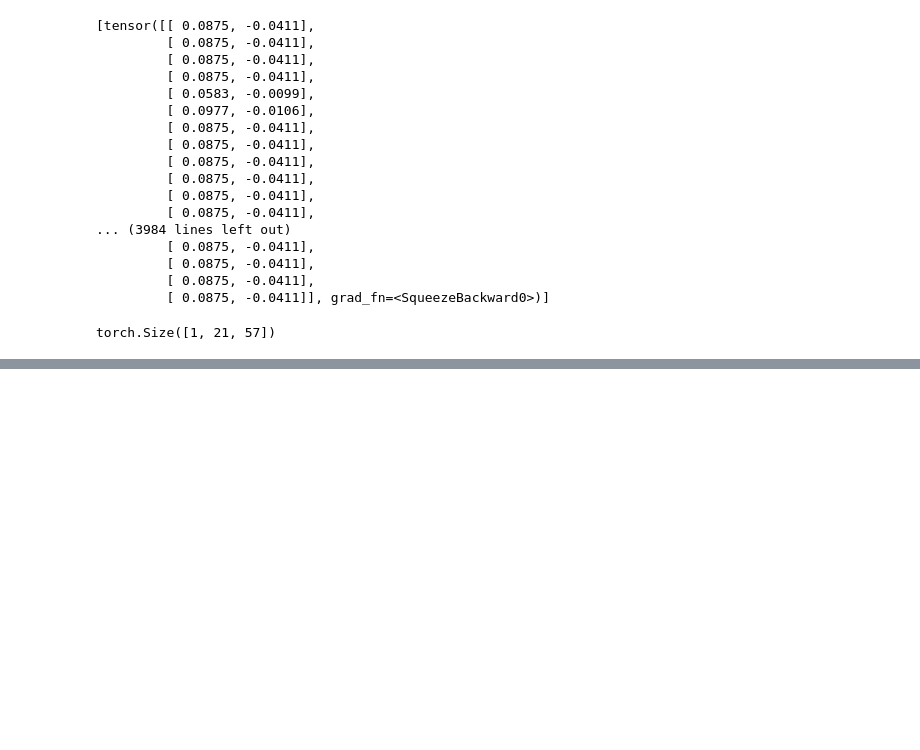
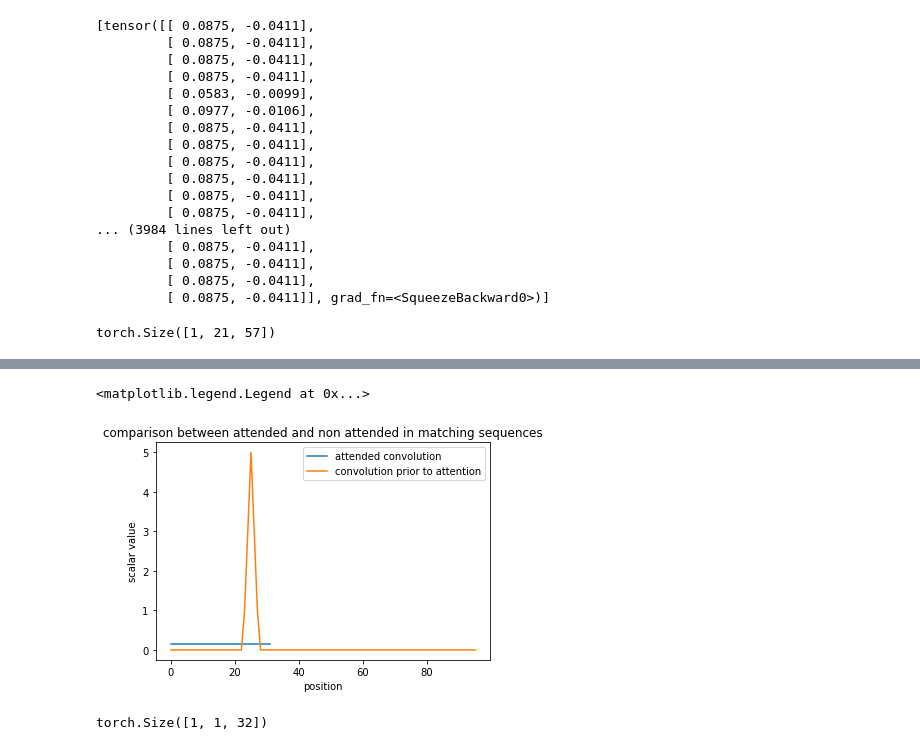
Before and after one commit to suzannejin/LearnTF, a Jupyter notebook: test_mat.ipynb, the cells around one changed output, grey strips where cells are left out. Drawn from its saved outputs; the diff is of its cells as text; code cells hidden in the pictures; blank space fills up the shorter version.

```diff
--- a/test_mat.ipynb
+++ b/test_mat.ipynb
@@ -301,0 +378,14 @@ torch.from_numpy(np.array)
+# %%
+plt.plot(output.squeeze().detach().numpy(), label="attended convolution")
+plt.plot(dna_conv.squeeze().detach().numpy(), label="convolution prior to attention")
+plt.xlabel("position")
+plt.ylabel("scalar value")
+plt.title("comparison between attended and non attended in matching sequences")
+plt.legend()
+# %% [output]
+<matplotlib.legend.Legend at 0x...>
+[figure, added]
+# %%
+output.shape
+# %% [output]
+torch.Size([1, 1, 32])
```
Also changed, not shown: parts of 25 cells of this notebook, 1 other file.
